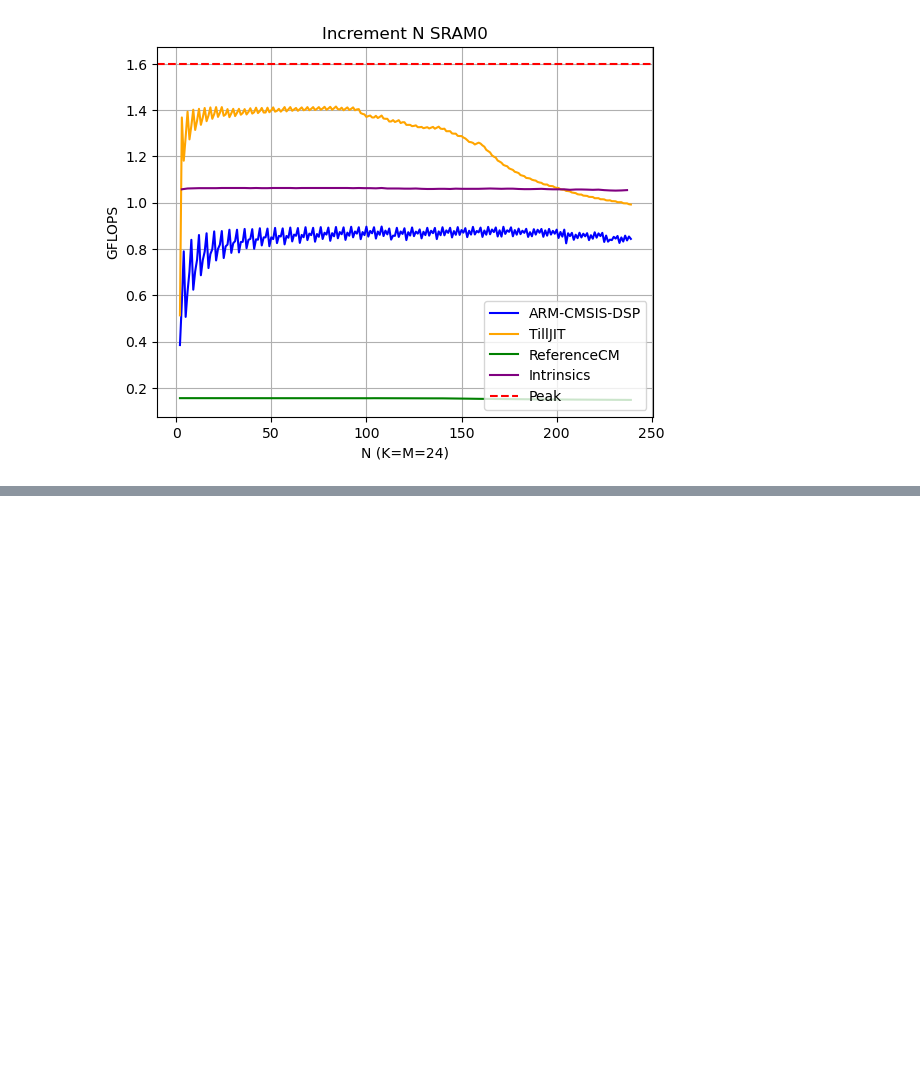
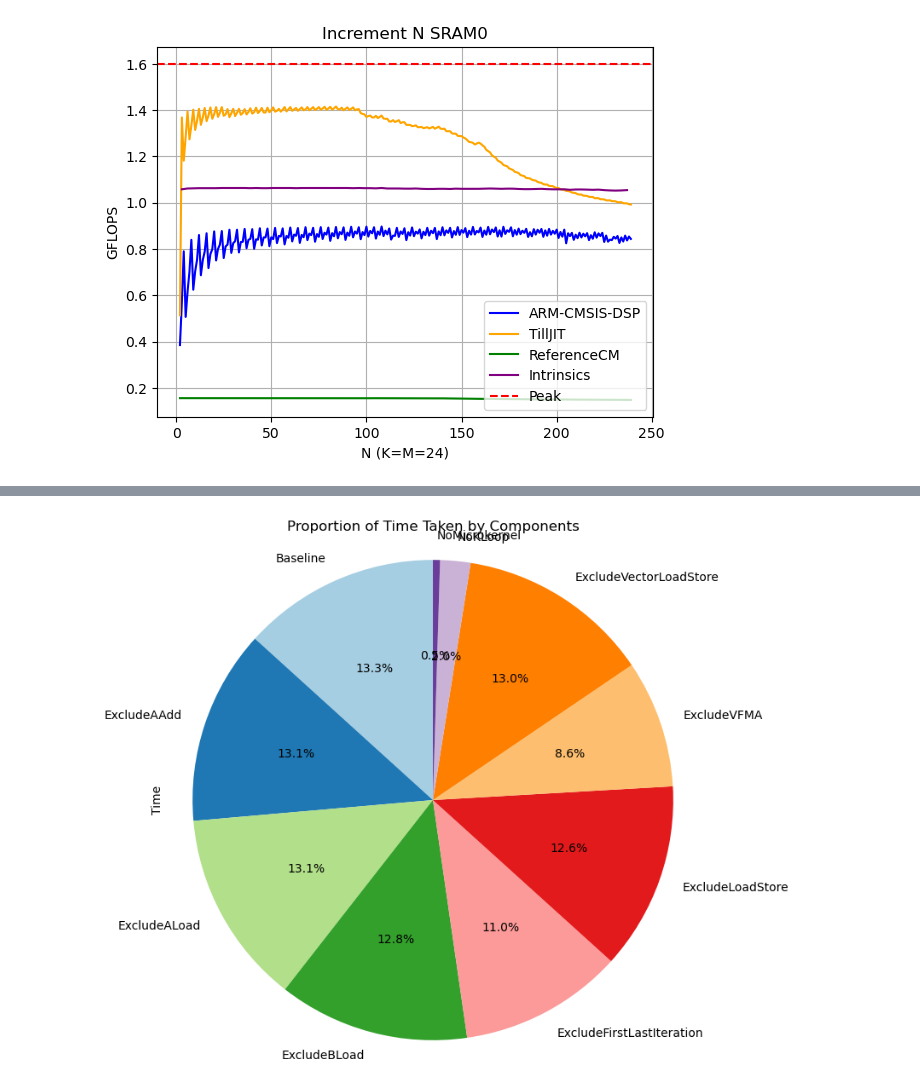
Before and after one commit to 01ill/e7-appkit-lab, a Jupyter notebook: results/jit/gemm_evaluation.ipynb, the cells around one changed output, grey strips where cells are left out. Cells and saved outputs as stored; diff of their text form; code cells hidden in the pictures; blank space fills up the shorter version.

```diff
--- a/results/jit/gemm_evaluation.ipynb
+++ b/results/jit/gemm_evaluation.ipynb
@@ -374,0 +400,23 @@ plt.show()
+# %%
+data = pd.read_csv('components_exclude.csv', sep=";")
+
+# Take the absolute value of the 'Time' column
+data['Time'] = data['Time'].abs()
+
+# Group by 'Test' and calculate the total time for each component
+total_time = data.groupby('Test')['Time'].sum()
+
+# Create the pie chart
+plt.figure(figsize=(8, 8))
+total_time.plot(kind='pie', autopct='%1.1f%%', startangle=90, colors=plt.cm.Paired.colors)
+
+# Add title
+plt.title('Proportion of Time Taken by Components')
+
+# Equal aspect ratio ensures the pie chart is circular
+plt.axis('equal')
+
+# Show the plot
+plt.show()
+# %% [output]
+[figure, added]
```
Also changed, not shown: parts of 9 cells of this notebook, 12 other files.
